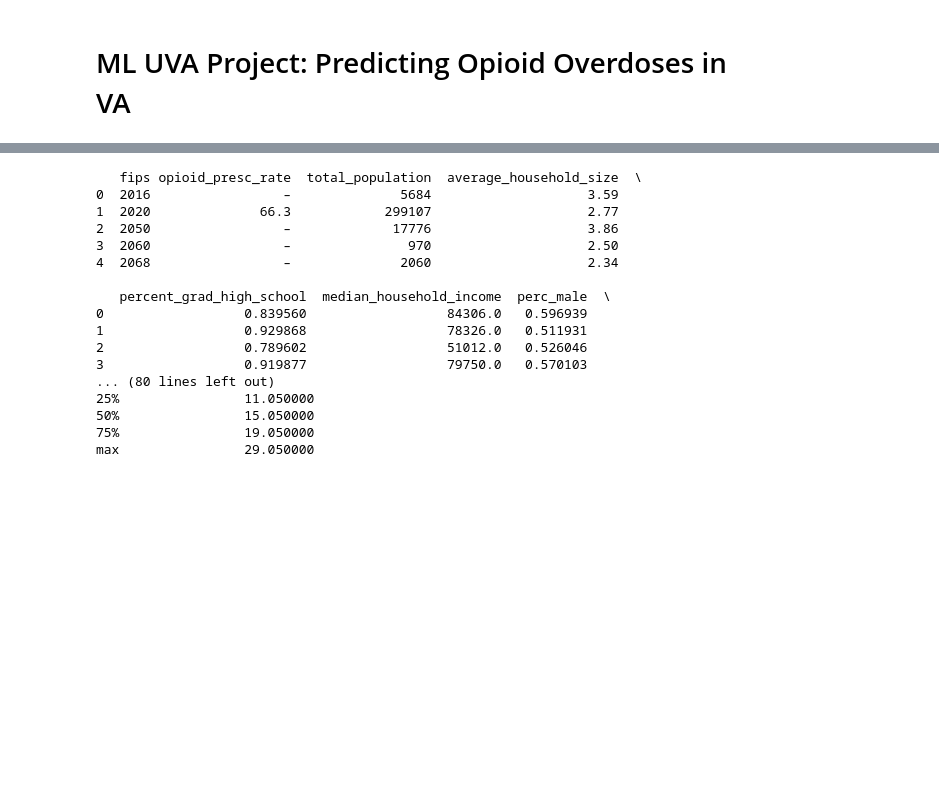
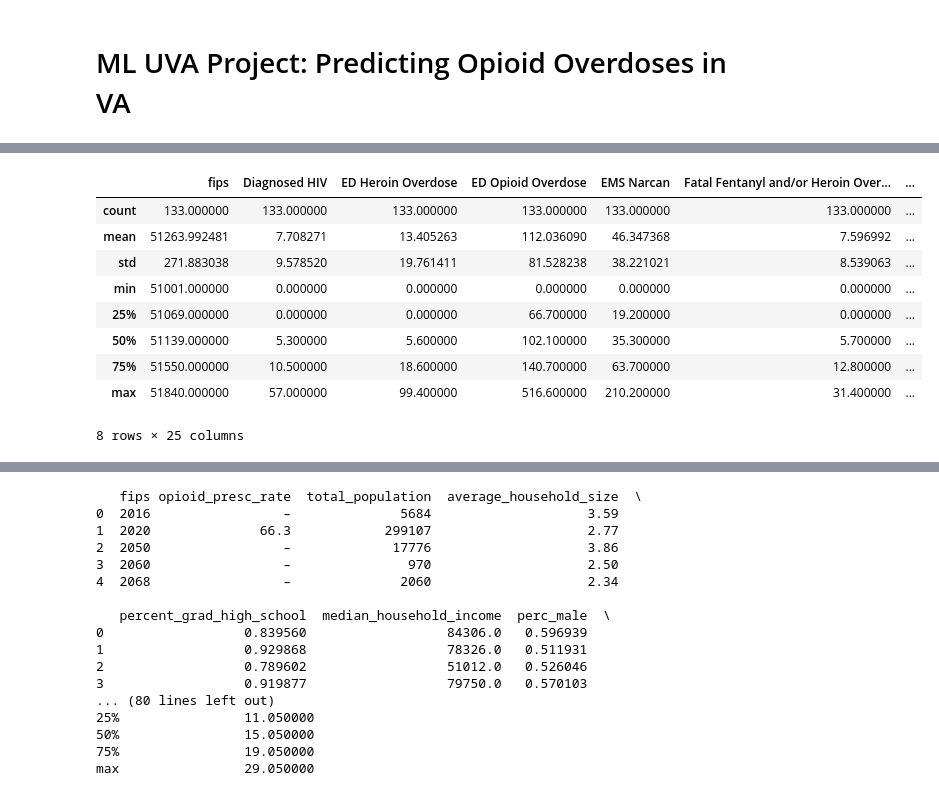
Before and after one commit to rohitmusti/ML-Final-Project, a Jupyter notebook: Final Project w_regressions.ipynb, the cells around one changed output, grey strips where cells are left out. Saved outputs shown, nothing was run; the diff lists cells and outputs as text; code cells hidden in the pictures; blank space fills up the shorter version.

```diff
--- a/Final Project w_regressions.ipynb
+++ b/Final Project w_regressions.ipynb
@@ -56,3 +67,16 @@ max        39.300000      724000.000000      1.132887e+06   59.800000
+# %%
+df.describe()
+# %% [output]
+|  | fips | Diagnosed HIV | ED Heroin Overdose | ED Opioid Overdose | EMS Narcan | Fatal Fentanyl and/or Heroin Over... | ... |
+| count | 133.000000 | 133.000000 | 133.000000 | 133.000000 | 133.000000 | 133.000000 | ... |
+| mean | 51263.992481 | 7.708271 | 13.405263 | 112.036090 | 46.347368 | 7.596992 | ... |
+| std | 271.883038 | 9.578520 | 19.761411 | 81.528238 | 38.221021 | 8.539063 | ... |
+| min | 51001.000000 | 0.000000 | 0.000000 | 0.000000 | 0.000000 | 0.000000 | ... |
+| 25% | 51069.000000 | 0.000000 | 0.000000 | 66.700000 | 19.200000 | 0.000000 | ... |
+| 50% | 51139.000000 | 5.300000 | 5.600000 | 102.100000 | 35.300000 | 5.700000 | ... |
+| 75% | 51550.000000 | 10.500000 | 18.600000 | 140.700000 | 63.700000 | 12.800000 | ... |
+| max | 51840.000000 | 57.000000 | 99.400000 | 516.600000 | 210.200000 | 31.400000 | ... |
+8 rows × 25 columns
 # %%
 print(df.corr())
 # pd.plotting.scatter_matrix(df, figsize=(12, 12), diagonal="kde")
```
Also changed, not shown: parts of 7 cells of this notebook, 1 other file.
